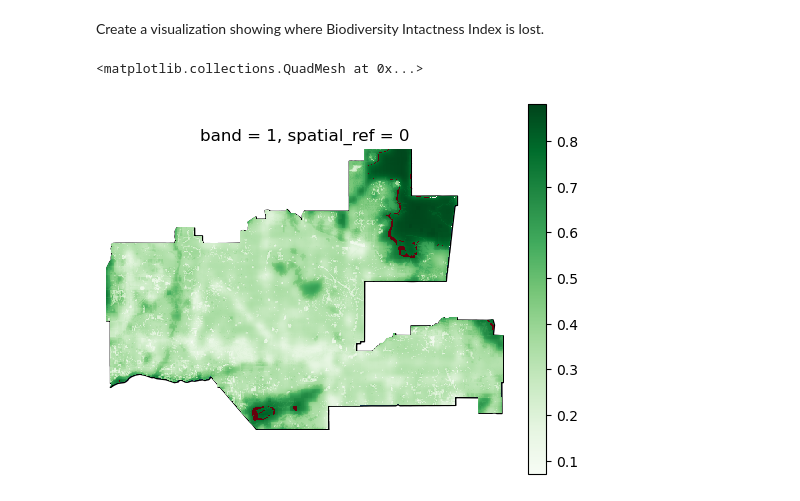
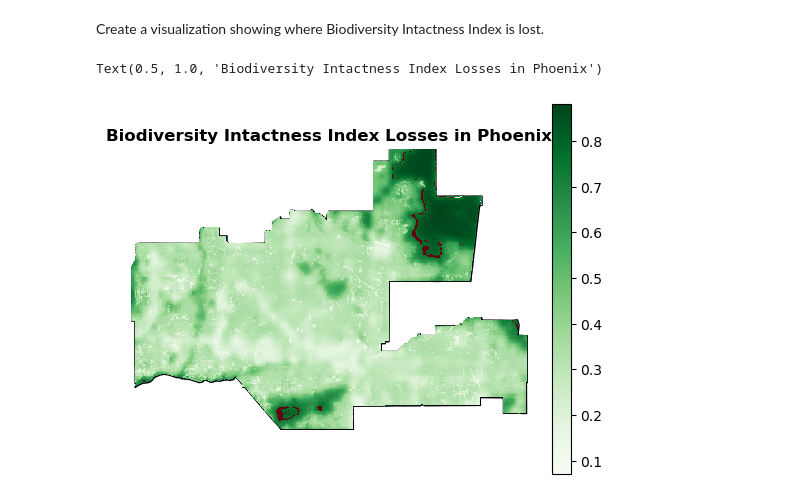
Before and after one commit to sofiiir/task2-biodiversity-intactness, a Jupyter notebook: task2-biodiversity-intactness.ipynb, the cells around one changed output. Drawn from its saved outputs; the diff is of its cells as text; code cells hidden in the pictures.

```diff
--- a/task2-biodiversity-intactness.ipynb
+++ b/task2-biodiversity-intactness.ipynb
@@ -204,13 +255,18 @@ Create a visualization showing where Biodiversity Intactness Index is lost.
 # %%
 fig, ax = plt.subplots()
 ax.axis('off')
 
-phoenix.plot(ax=ax, edgecolor = "black")
+phoenix.plot(ax=ax,
+             edgecolor = "black")
+
 bio_2017.plot(ax = ax,
               cmap = 'Greens')
+
 loss.plot(ax = ax,
           cmap = "Reds",
           add_colorbar = False)
+
+ax.set_title('Biodiversity Intactness Index Losses in Phoenix', fontsize = 12, fontweight = 'bold')
 # %% [output]
-<matplotlib.collections.QuadMesh at 0x...>
+Text(0.5, 1.0, 'Biodiversity Intactness Index Losses in Phoenix')
-[figure, old version]
+[figure, new version]
```
Also changed, not shown: parts of 20 cells of this notebook.
